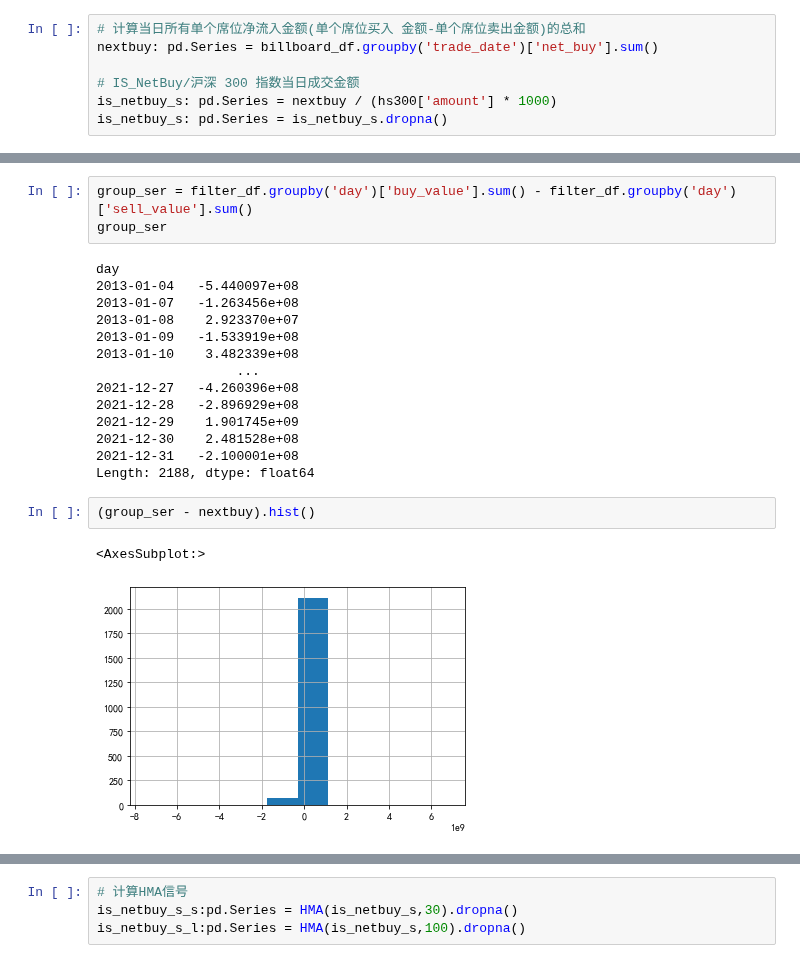
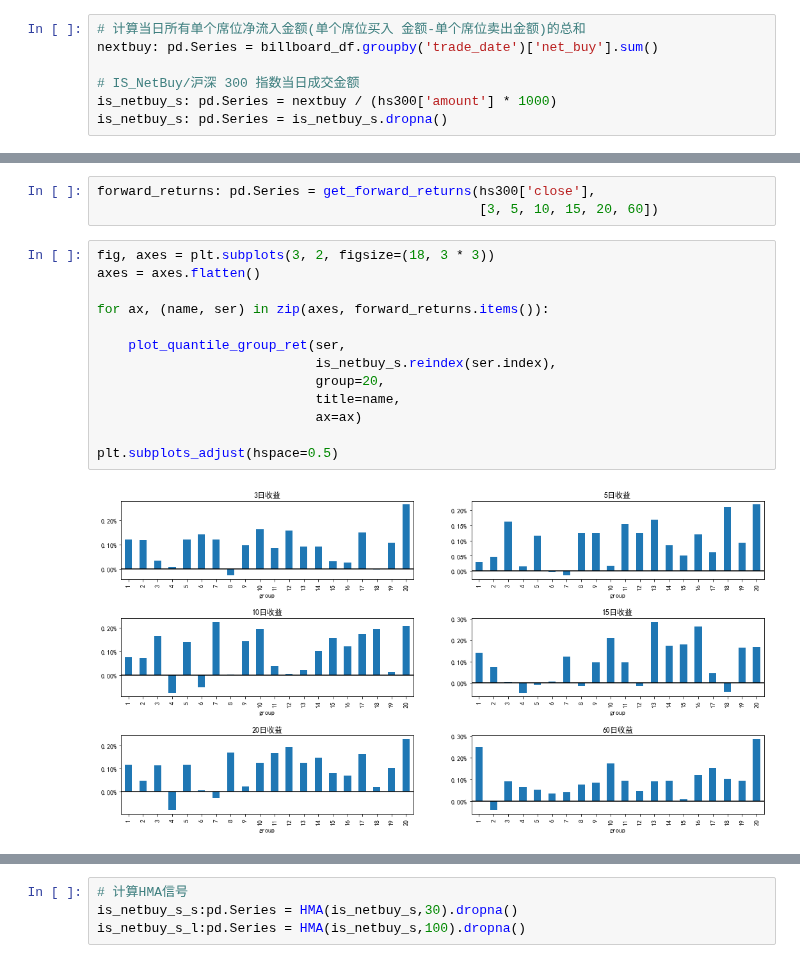
Before and after one commit to hugo2046/QuantsPlaybook, a Jupyter notebook: C-择时类/特征分布建模择时/特征分布择时.ipynb, the cells around one changed output, grey strips where cells are left out. Saved outputs shown, nothing was run; the diff lists cells and outputs as text.

```diff
--- a/C-择时类/特征分布建模择时/特征分布择时.ipynb
+++ b/C-择时类/特征分布建模择时/特征分布择时.ipynb
@@ -139,22 +45,18 @@ jq_data.head()
-# %%
-group_ser = filter_df.groupby('day')['buy_value'].sum() - filter_df.groupby('day')['sell_value'].sum()
-group_ser
-# %% [output]
-day
-2013-01-04   -5.440097e+08
-2013-01-07   -1.263456e+08
-2013-01-08    2.923370e+07
-2013-01-09   -1.533919e+08
-2013-01-10    3.482339e+08
-                  ...
-2021-12-27   -4.260396e+08
-2021-12-28   -2.896929e+08
-2021-12-29    1.901745e+09
-2021-12-30    2.481528e+08
-2021-12-31   -2.100001e+08
-Length: 2188, dtype: float64
-# %%
-(group_ser - nextbuy).hist()
-# %% [output]
-<AxesSubplot:>
-[figure, removed]
+# %%
+forward_returns: pd.Series = get_forward_returns(hs300['close'],
+                                                 [3, 5, 10, 15, 20, 60])
+# %%
+fig, axes = plt.subplots(3, 2, figsize=(18, 3 * 3))
+axes = axes.flatten()
+
+for ax, (name, ser) in zip(axes, forward_returns.items()):
+
+    plot_quantile_group_ret(ser,
+                            is_netbuy_s.reindex(ser.index),
+                            group=20,
+                            title=name,
+                            ax=ax)
+
+plt.subplots_adjust(hspace=0.5)
+# %% [output]
+[figure, added]
```
Also changed, not shown: parts of 18 cells of this notebook, 5 other files.
